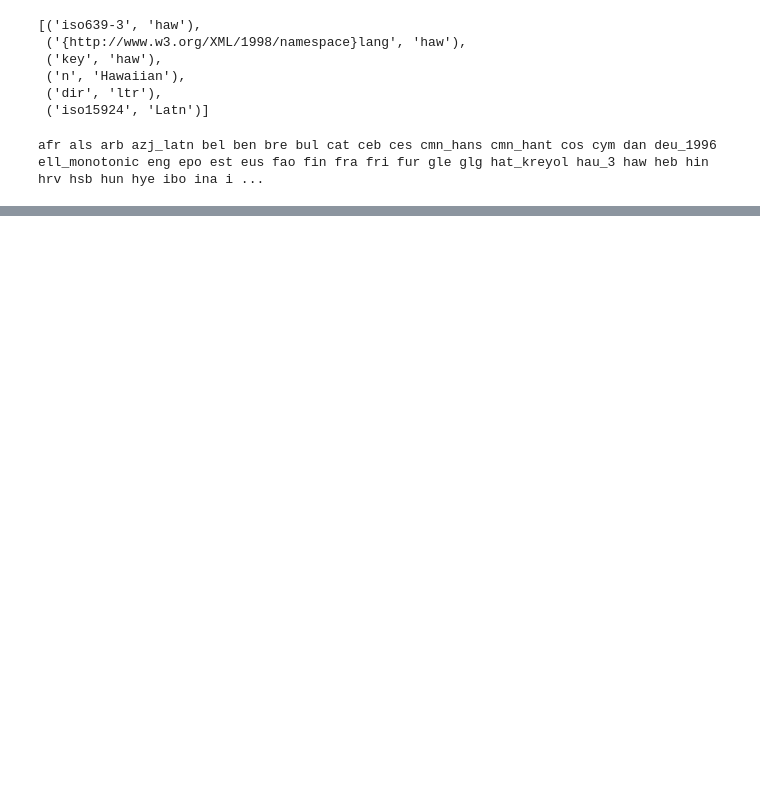
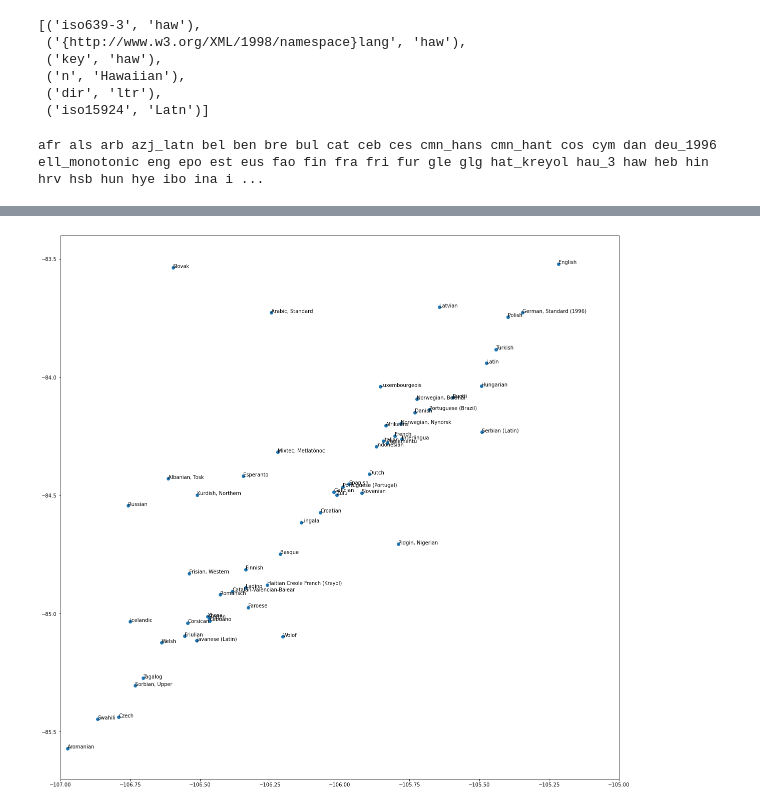
Before and after one commit to kebuhcah/openai-notebooks, a Jupyter notebook: tokenizers.ipynb, the cells around one changed output, grey strips where cells are left out. Saved outputs shown, nothing was run; the diff lists cells and outputs as text; code cells hidden in the pictures; blank space fills up the shorter version.

```diff
--- a/tokenizers.ipynb
+++ b/tokenizers.ipynb
@@ -198,0 +182,14 @@ array([           inf, 5.00000000e+05, 2.50000000e+05, ...,
+# %%
+from sklearn.decomposition import PCA
+
+AllLanguages = pd.concat(token_dfs.values()) #.groupby('decoded') #.language.nunique().sort_values(ascending=False).describe()
+
+language_embeddings = AllLanguages.groupby(['language', 'encoded'])['length'].count().unstack().fillna(0)
+
+pca = PCA(n_components=10)
+
+language_transform = pca.fit_transform(np.asarray(language_embeddings))
+
+print(pca.explained_variance_ratio_)
+
+language_transform
@@ -198,0 +212,14 @@ array([           inf, 5.00000000e+05, 2.50000000e+05, ...,
+# %%
+language_count, _ = language_transform.shape
+
+fig, ax = plt.subplots(figsize=(20,20))
+ax.set_xlim([-107, -105])
+ax.set_ylim([-85.7, -83.4])
+
+
+ax.scatter(language_transform[:, 0], language_transform[:, 1])
+
+for idx in range(language_count):
+    ax.annotate(language_names[language_embeddings.index[idx]], (language_transform[idx, :2]))
+# %% [output]
+[figure, added]
```
Also changed, not shown: parts of 10 cells of this notebook.
